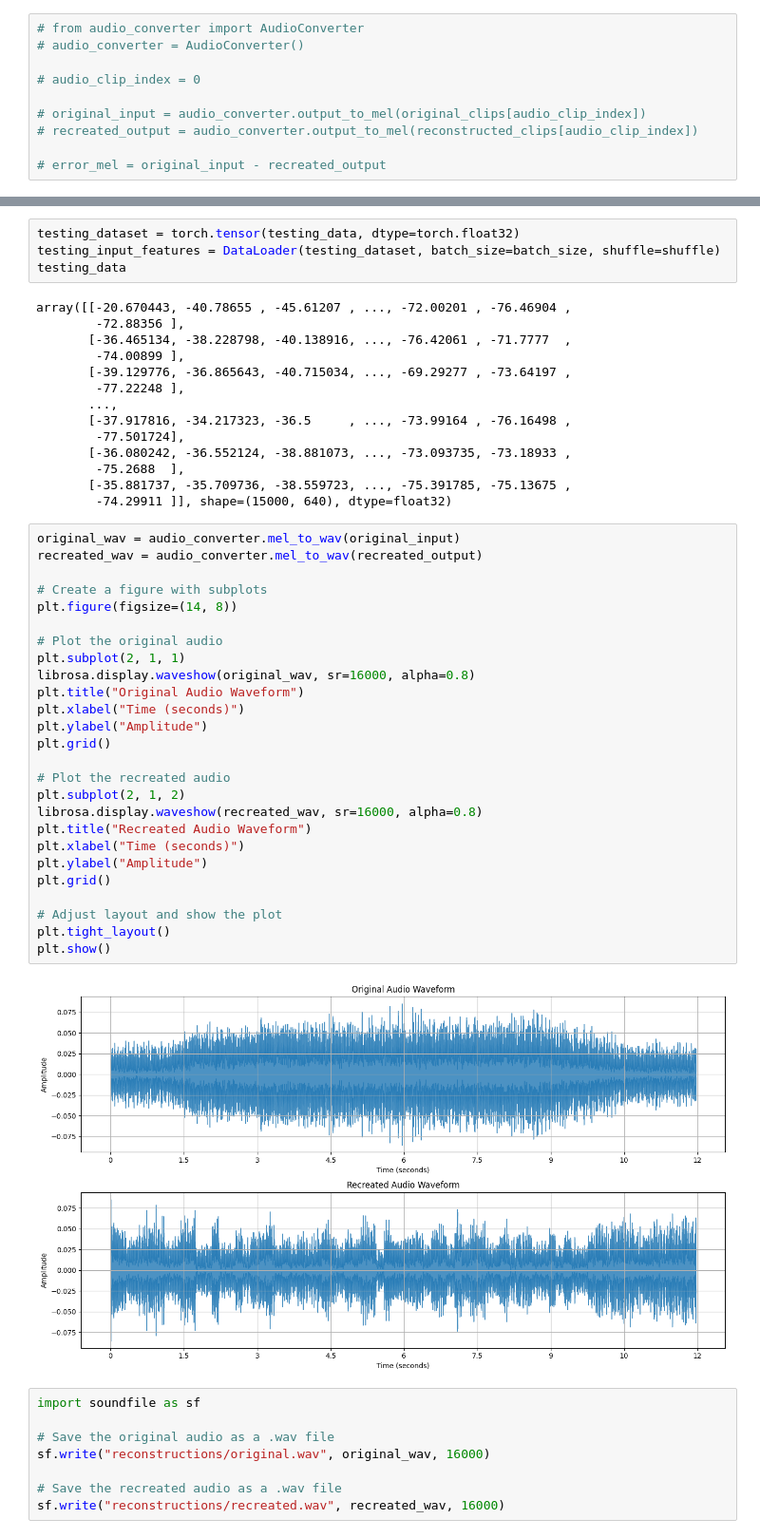
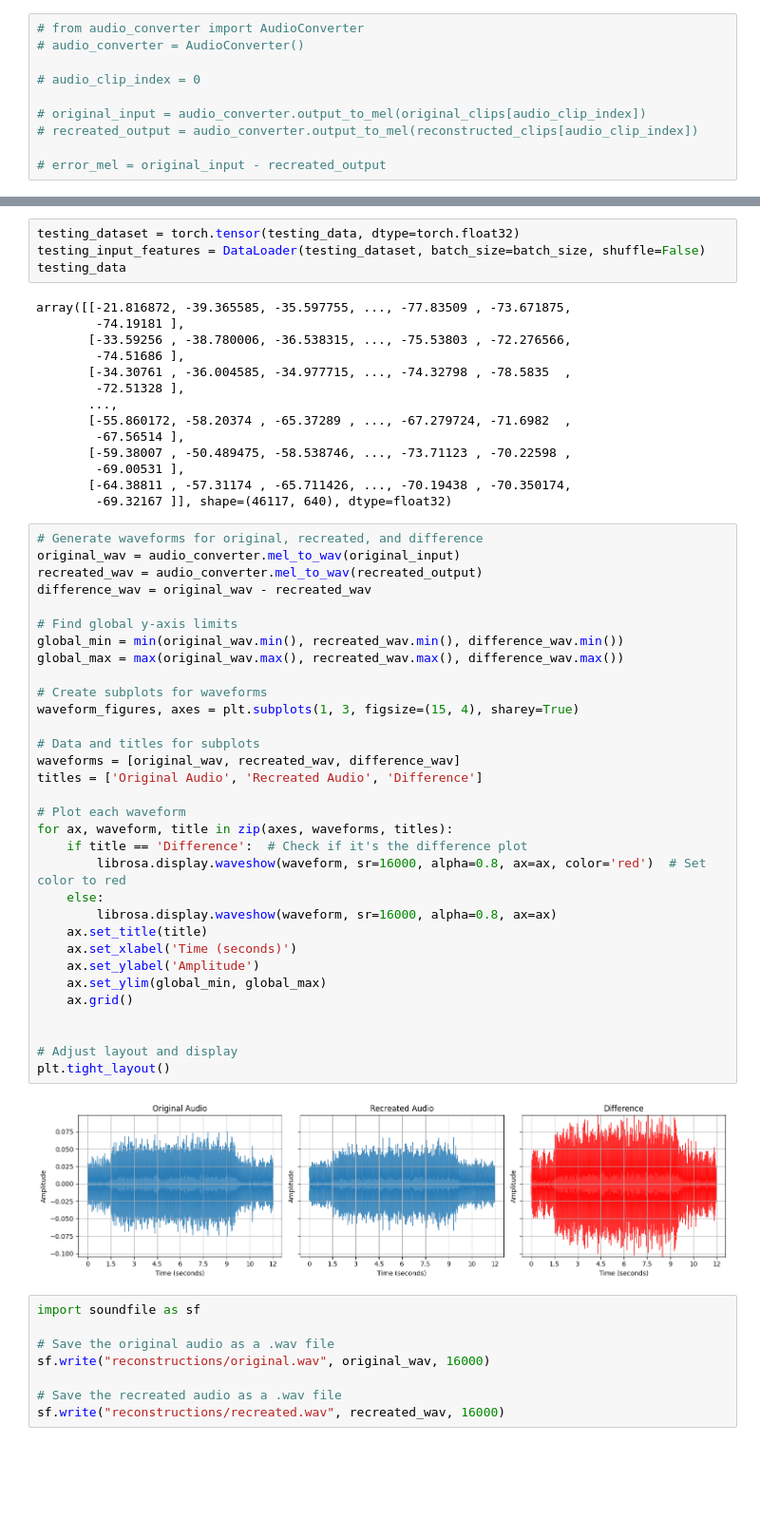
Before and after one commit to mafl20/MasterThesis, a Jupyter notebook: main_ae2.ipynb, the cells around one changed output, grey strips where cells are left out. Shown: that part at 95% size. Saved outputs shown, nothing was run; the diff lists cells and outputs as text; blank space fills up the shorter version.

Commit message:
Improved reconstruction, since no shuffle on evaluation

```diff
--- a/main_ae2.ipynb
+++ b/main_ae2.ipynb
@@ -417,49 +401,55 @@ plt.show()
 # %%
 testing_dataset = torch.tensor(testing_data, dtype=torch.float32)
-testing_input_features = DataLoader(testing_dataset, batch_size=batch_size, shuffle=shuffle)
+testing_input_features = DataLoader(testing_dataset, batch_size=batch_size, shuffle=False)
 testing_data
 # %% [output]
-array([[-20.670443, -40.78655 , -45.61207 , ..., -72.00201 , -76.46904 ,
-        -72.88356 ],
-       [-36.465134, -38.228798, -40.138916, ..., -76.42061 , -71.7777  ,
-        -74.00899 ],
-       [-39.129776, -36.865643, -40.715034, ..., -69.29277 , -73.64197 ,
-        -77.22248 ],
+array([[-21.816872, -39.365585, -35.597755, ..., -77.83509 , -73.671875,
+        -74.19181 ],
+       [-33.59256 , -38.780006, -36.538315, ..., -75.53803 , -72.276566,
+        -74.51686 ],
+       [-34.30761 , -36.004585, -34.977715, ..., -74.32798 , -78.5835  ,
+        -72.51328 ],
        ...,
-       [-37.917816, -34.217323, -36.5     , ..., -73.99164 , -76.16498 ,
-        -77.501724],
-       [-36.080242, -36.552124, -38.881073, ..., -73.093735, -73.18933 ,
-        -75.2688  ],
-       [-35.881737, -35.709736, -38.559723, ..., -75.391785, -75.13675 ,
-        -74.29911 ]], shape=(15000, 640), dtype=float32)
+       [-55.860172, -58.20374 , -65.37289 , ..., -67.279724, -71.6982  ,
+        -67.56514 ],
+       [-59.38007 , -50.489475, -58.538746, ..., -73.71123 , -70.22598 ,
+        -69.00531 ],
+       [-64.38811 , -57.31174 , -65.711426, ..., -70.19438 , -70.350174,
+        -69.32167 ]], shape=(46117, 640), dtype=float32)
 # %%
+# Generate waveforms for original, recreated, and difference
 original_wav = audio_converter.mel_to_wav(original_input)
 recreated_wav = audio_converter.mel_to_wav(recreated_output)
+difference_wav = original_wav - recreated_wav
 
-# Create a figure with subplots
-plt.figure(figsize=(14, 8))
+# Find global y-axis limits
+global_min = min(original_wav.min(), recreated_wav.min(), difference_wav.min())
+global_max = max(original_wav.max(), recreated_wav.max(), difference_wav.max())
 
-# Plot the original audio
-plt.subplot(2, 1, 1)
-librosa.display.waveshow(original_wav, sr=16000, alpha=0.8)
-plt.title("Original Audio Waveform")
-plt.xlabel("Time (seconds)")
-plt.ylabel("Amplitude")
-plt.grid()
+# Create subplots for waveforms
+waveform_figures, axes = plt.subplots(1, 3, figsize=(15, 4), sharey=True)
 
-# Plot the recreated audio
-plt.subplot(2, 1, 2)
-librosa.display.waveshow(recreated_wav, sr=16000, alpha=0.8)
-plt.title("Recreated Audio Waveform")
-plt.xlabel("Time (seconds)")
-plt.ylabel("Amplitude")
-plt.grid()
+# Data and titles for subplots
+waveforms = [original_wav, recreated_wav, difference_wav]
+titles = ['Original Audio', 'Recreated Audio', 'Difference']
 
-# Adjust layout and show the plot
+# Plot each waveform
+for ax, waveform, title in zip(axes, waveforms, titles):
+    if title == 'Difference':  # Check if it's the difference plot
+        librosa.display.waveshow(waveform, sr=16000, alpha=0.8, ax=ax, color='red')  # Set color to red
+    else:
+        librosa.display.waveshow(waveform, sr=16000, alpha=0.8, ax=ax)
+    ax.set_title(title)
+    ax.set_xlabel('Time (seconds)')
+    ax.set_ylabel('Amplitude')
+    ax.set_ylim(global_min, global_max)
+    ax.grid()
+
+
+# Adjust layout and display
 plt.tight_layout()
-plt.show()
 # %% [output]
-[figure, old version]
+[figure, new version]
 # %%
 import soundfile as sf
 
```
Also changed, not shown: parts of 14 cells of this notebook, 2 other files.
